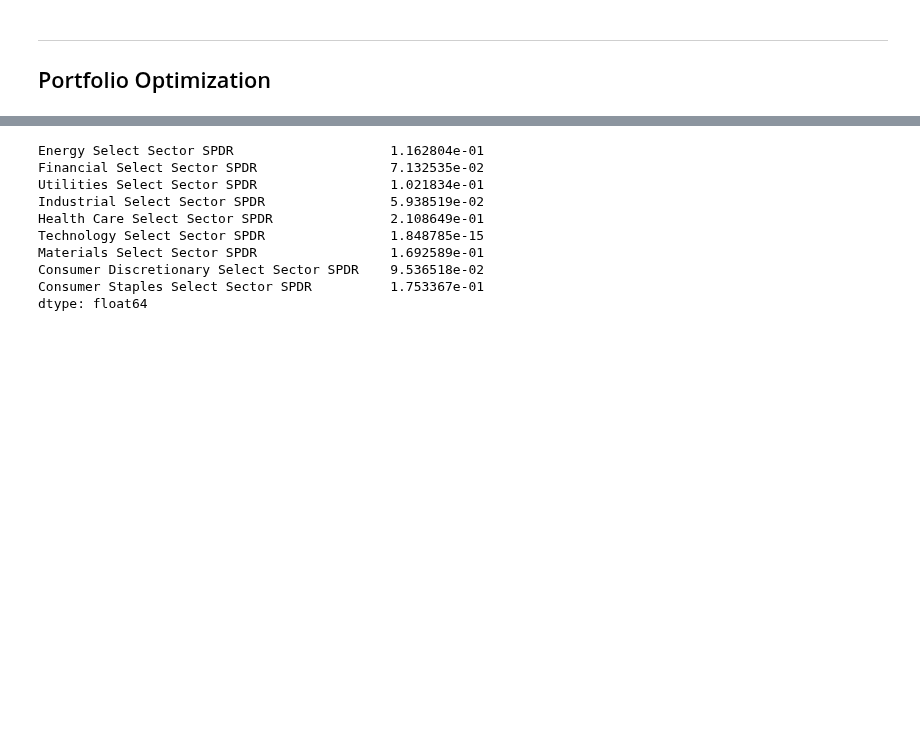
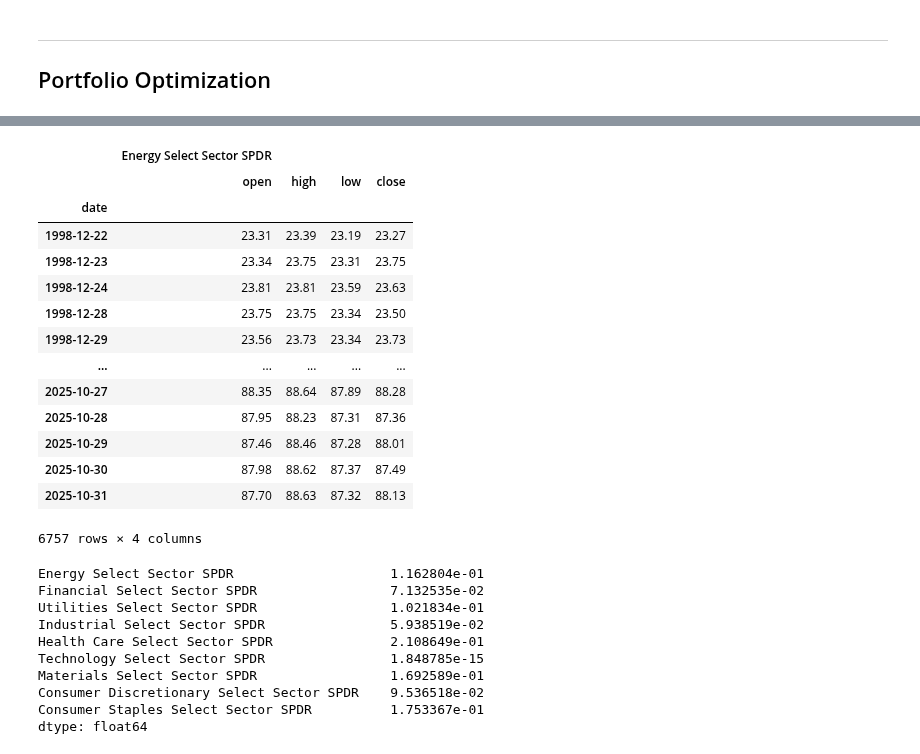
Before and after one commit to jessego20/FE800_project_code, a Jupyter notebook: bayesian_simulation_optimization.ipynb, the cells around one changed output, grey strips where cells are left out. Drawn from its saved outputs; the diff is of its cells as text; code cells hidden in the pictures; blank space fills up the shorter version.

```diff
--- a/bayesian_simulation_optimization.ipynb
+++ b/bayesian_simulation_optimization.ipynb
@@ -496,3 +508,21 @@ dtype: float64
+# %%
+results['instance'].load_models(results['instance'].asset_names[0])[1].raw_ohlc
+# %% [output]
+|  | Energy Select Sector SPDR |  |  |  |
+|  | open | high | low | close |
+| date |  |  |  |  |
+| 1998-12-22 | 23.31 | 23.39 | 23.19 | 23.27 |
+| 1998-12-23 | 23.34 | 23.75 | 23.31 | 23.75 |
+| 1998-12-24 | 23.81 | 23.81 | 23.59 | 23.63 |
+| 1998-12-28 | 23.75 | 23.75 | 23.34 | 23.50 |
+| 1998-12-29 | 23.56 | 23.73 | 23.34 | 23.73 |
+| ... | ... | ... | ... | ... |
+| 2025-10-27 | 88.35 | 88.64 | 87.89 | 88.28 |
+| 2025-10-28 | 87.95 | 88.23 | 87.31 | 87.36 |
+| 2025-10-29 | 87.46 | 88.46 | 87.28 | 88.01 |
+| 2025-10-30 | 87.98 | 88.62 | 87.37 | 87.49 |
+| 2025-10-31 | 87.70 | 88.63 | 87.32 | 88.13 |
+6757 rows × 4 columns
 # %%
 opt = PortfolioOptimizer.from_optimizer_inputs(results, objective='max_sharpe')
 opt.optimize()
```
Also changed, not shown: parts of 1 cell of this notebook.
